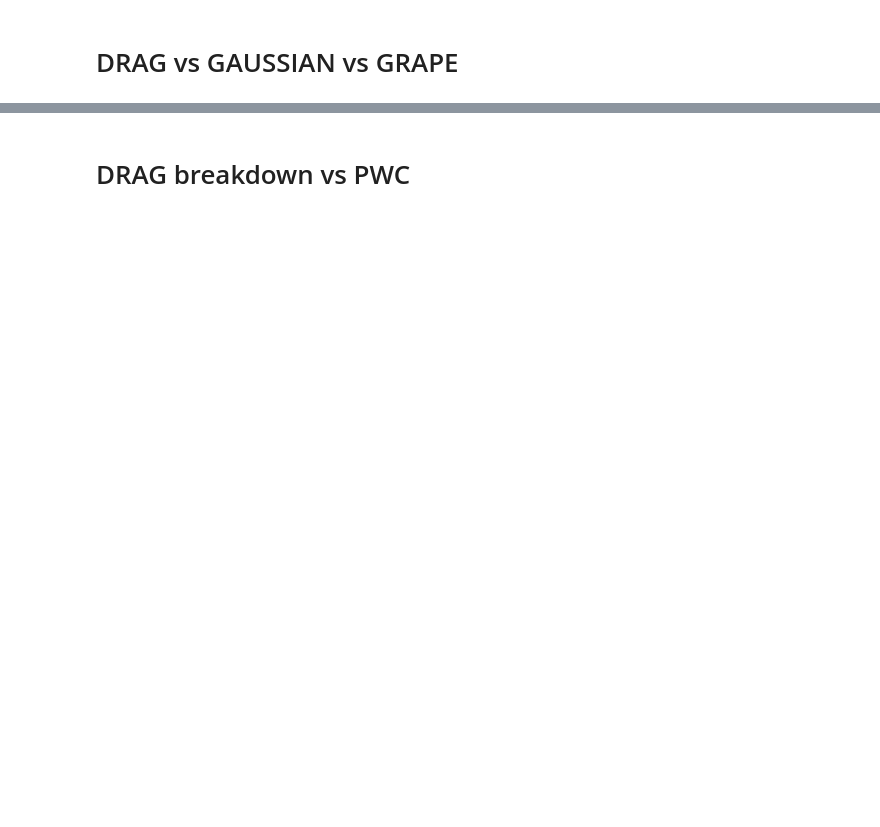
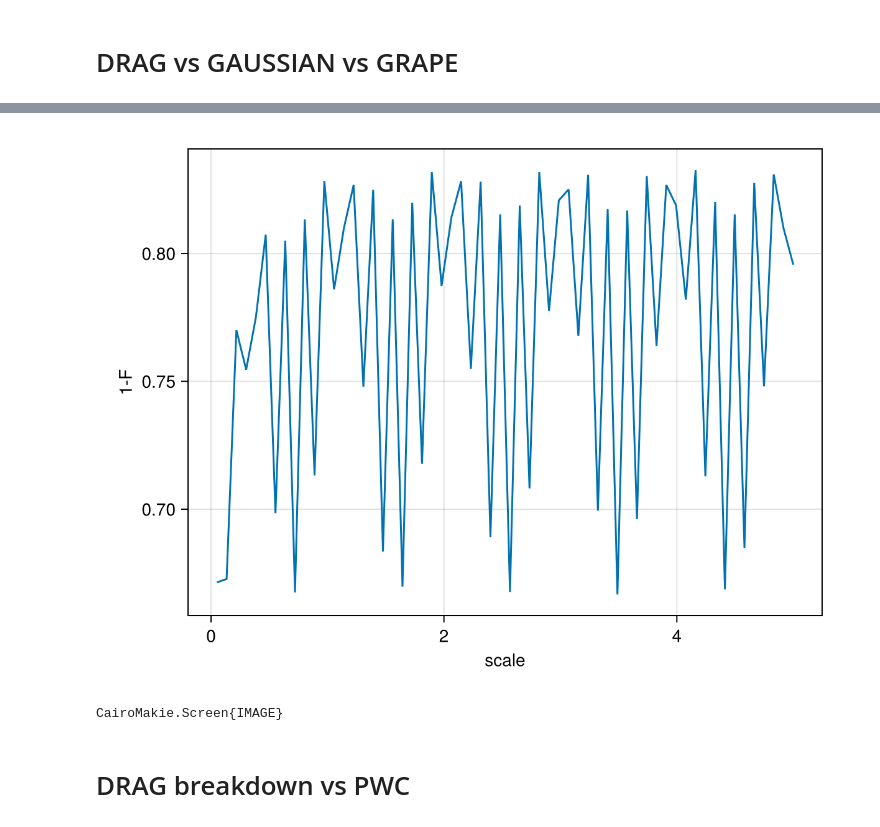
Before and after one commit to xerixa/Quantum, a Jupyter notebook: Week 4/liealgebra.ipynb, the cells around one changed output, grey strips where cells are left out. Cells and saved outputs as stored; diff of their text form; code cells hidden in the pictures; blank space fills up the shorter version.

```diff
--- a/Week 4/liealgebra.ipynb
+++ b/Week 4/liealgebra.ipynb
@@ -146,0 +94,46 @@ Saved
+# %%
+tg = 6.0
+
+for scale in [0.25,0.5,1.0,2.0,4.0]
+    sigma = 0.5*tg
+    shape(t) = exp(-(t-tg/2)^2 / (2*sigma^2))
+    A = scale *pi / trapezoid(shape,tg)
+    f = t -> (0<=t<=tg) ? [A*shape(t),0.0] : [0.0,0.0]
+    p = FunctionPulse(f,tg,2)
+    println("scale = $scale -> error = ", gate_error(p,tg))
+end
+# %%
+function to_zoh(pulse_fn, tg, N)
+    times = collect(range(0,tg,length=N))
+    ctrl = hcat([pulse_fn(t) for t in times]...)
+    return ZeroOrderPulse(ctrl,times)
+end
+function gate_error_res(pulse_fn,tg,N)
+    qtraj = UnitaryTrajectory(sys, to_zoh(pulse_fn,tg,N), U_goal)
+    return 1 - fidelity(rollout(qtraj))
+end
+tg = 6.0
+sigma = 0.5*tg
+shape(t) = exp(-(t-tg/2)^2 / (2*sigma^2))
+A = pi / trapezoid(shape,tg)
+f = t -> (0<=t<=tg) ? [A*shape(t),0.0] : [0.0,0.0]
+
+for N in [20,50,100,200,400,800]
+    println("N=$N -> 1-F = ", gate_error_res(f,tg,N))
+end
+# %%
+
+scales = range(0.05,5.0, length = 60)
+errs = Float64[]
+
+for scale in scales
+    A_s = scale * A
+    f = t -> (0<=t<=tg) ? [A_s*shape(t),0.0] : [0.0,0.0]
+    push!(errs, gate_error(f,tg,400))
+end
+
+fig = Figure(); ax = Axis(fig[1,1],xlabel="scale", ylabel="1-F")
+lines!(ax,scales,errs); display(fig)
+# %% [output]
+[figure, added]
+CairoMakie.Screen{IMAGE}
```
Also changed, not shown: parts of 11 cells of this notebook, 1 other file.
